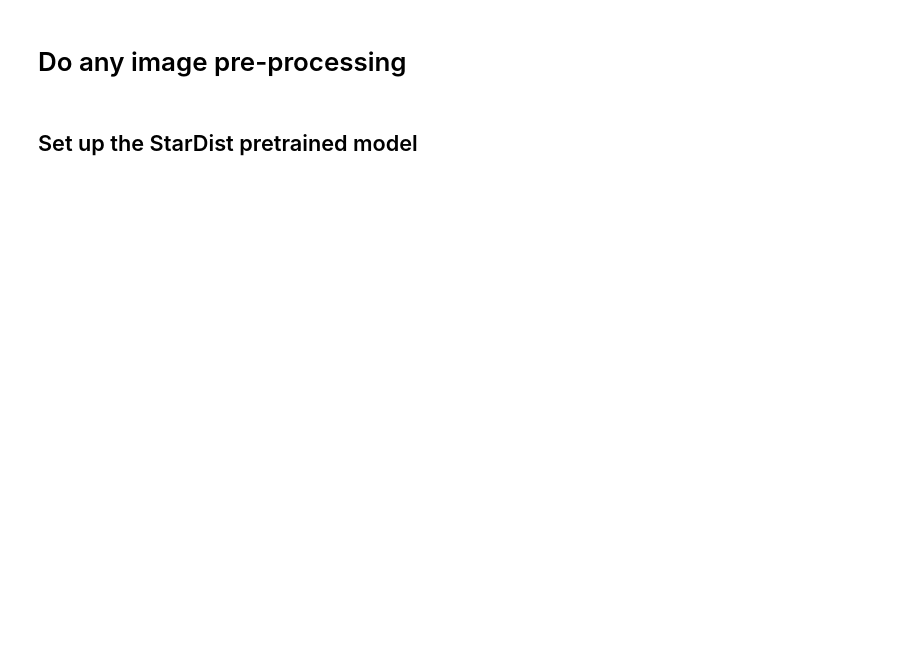
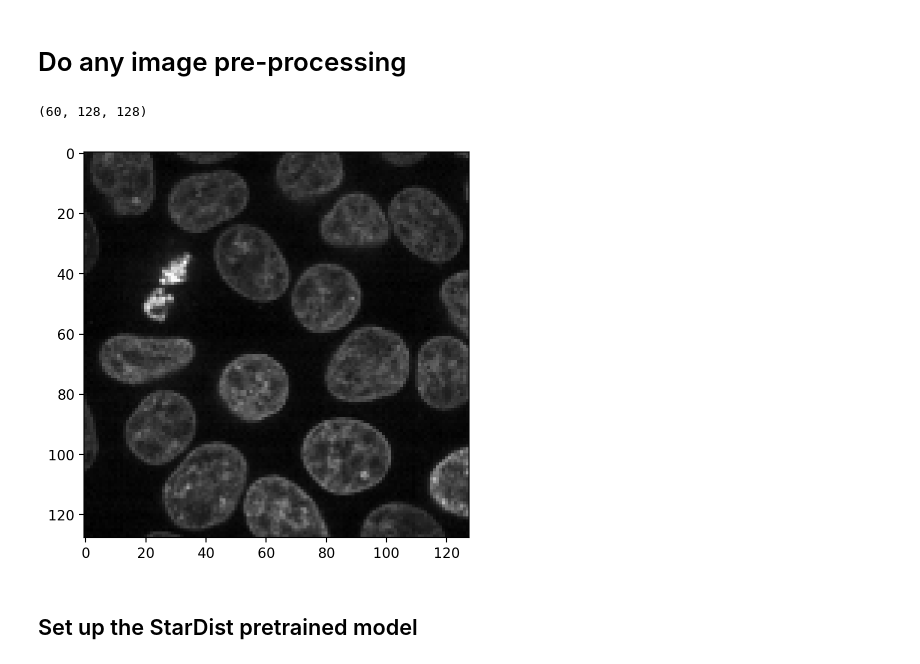
Before and after one commit to FrancisCrickInstitute/multi-dimensional-imaging-and-analysis, a Jupyter notebook: 3D_Segmentation/StarDist_Demo.ipynb, the cells around one changed output. Saved outputs shown, nothing was run; the diff lists cells and outputs as text; code cells hidden in the pictures; blank space fills up the shorter version.

```diff
--- a/3D_Segmentation/StarDist_Demo.ipynb
+++ b/3D_Segmentation/StarDist_Demo.ipynb
@@ -9,7 +9,7 @@ from __future__ import print_function, unicode_literals, absolute_import, divisi
 import sys
 import numpy as np
 import matplotlib
-matplotlib.rcParams["image.interpolation"] = None
+matplotlib.rcParams["image.interpolation"] = 200
 import matplotlib.pyplot as plt
 %matplotlib inline
 %config InlineBackend.figure_format = 'retina'
@@ -77,32 +83,35 @@ None;
 # %% [markdown]
 # Do any image pre-processing
 # %%
-Do_Rescale = False
+Do_Rescale = True
 Do_Gauss = False
 Do_Median = False
 
 sigma = 1
 rescale_factor = 0.5
 
 if Do_Rescale:
     for i in range(0,len(X)):
-        X[i] = rescale(image, (1,rescale_factor, rescale_factor), anti_aliasing=False)
+        X[i] = rescale(X[i], (1,rescale_factor, rescale_factor), anti_aliasing=False)
 
 if Do_Gauss:
     for i in range(0,len(X)):
         X[i] = filters.gaussian(X[i], sigma=sigma)
 
 if Do_Median:
     for i in range(0,len(X)):
         X[i] = filters.median(X[i], sigma=sigma)
 
 
 # show all test images
 
 plt.figure(figsize=(8,5))
 plt.imshow(X[0][X[0].shape[0]//2],cmap='gray')
 
 X[0].shape
+# %% [output]
+(60, 128, 128)
+[figure, added]
 # %% [markdown]
 ## Set up the StarDist pretrained model
 # %%
```
Also changed, not shown: parts of 8 cells of this notebook, 3 other files.
